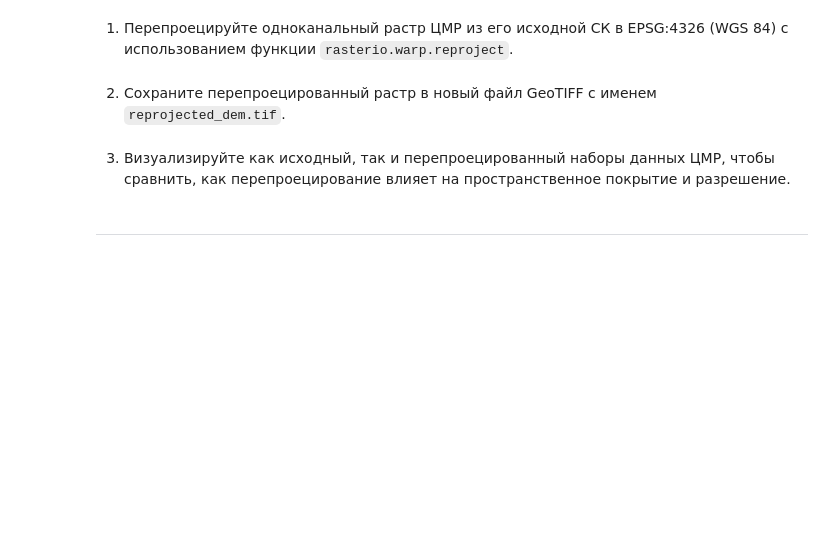
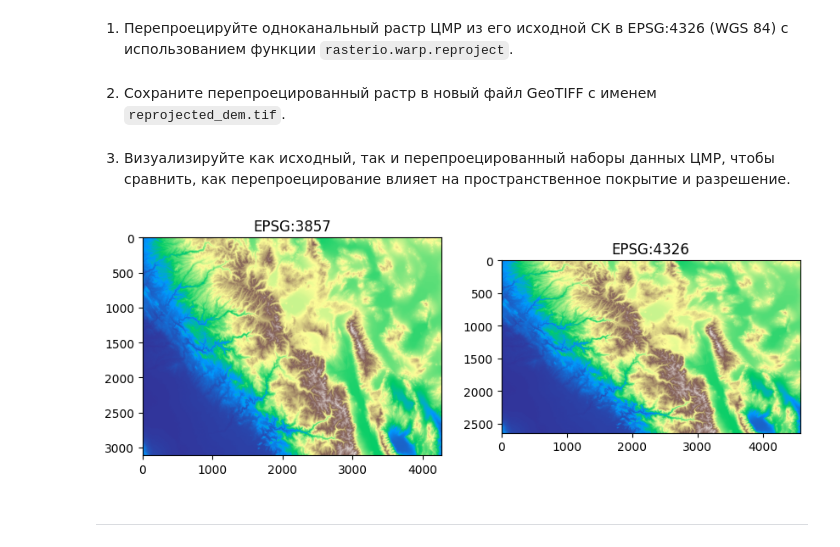
Before and after one commit to ilyak0n/image_processing, a Jupyter notebook: Практическая_работа_№4._Работа_с_растровыми_данными_в_Rasterio.ipynb, the cells around one changed output. Cells and saved outputs as stored; diff of their text form; code cells hidden in the pictures; blank space fills up the shorter version.

```diff
--- a/Практическая_работа_№4._Работа_с_растровыми_данными_в_Rasterio.ipynb
+++ b/Практическая_работа_№4._Работа_с_растровыми_данными_в_Rasterio.ipynb
@@ -200,2 +260,28 @@ def normalize(band):
+# %%
+from rasterio.warp import reproject, calculate_default_transform, Resampling
+
+raster_path = "https://github.com/opengeos/datasets/releases/download/raster/dem_90m.tif"
+dst_crs = "EPSG:4326"
+
+with rasterio.open(raster_path) as src:
+  transform, width, height = calculate_default_transform(
+      src.crs, dst_crs, src.width, src.height, *src.bounds
+  )
+
+  profile = src.profile
+  profile.update(crs=dst_crs, transform=transform, width=width, height=height)
+
+  reprojected = np.zeros((src.count, height, width), dtype=profile['dtype'])
+
+  for i in range(1, src.count+1):
+    reproject(
+        source=rasterio.band(src, i),
+        destination=reprojected[i-1],
+        src_transform=src.transform,
+        src_crs=src.crs,
+        dst_transform=transform,
+        dst_crs=dst_crs,
+        resampling=Resampling.nearest,
+    )
 # %% [markdown]
 2. Сохраните перепроецированный растр в новый файл GeoTIFF с именем `reprojected_dem.tif`.
@@ -208,2 +293,19 @@ def normalize(band):
+# %%
+reprojected_file = rasterio.open("reprojected_dem.tif")
+src = rasterio.open(raster_path)
+
+plt.figure(figsize=(10,8))
+
+plt.subplot(1,2,1)
+plt.imshow(src.read(1), cmap='terrain')
+plt.title(src.crs)
+
+plt.subplot(1,2,2)
+plt.imshow(reprojected_file.read(1), cmap='terrain')
+plt.title(reprojected_file.crs)
+
+plt.show()
+# %% [output]
+[figure, added]
 # %% [markdown]
 ---
```
Also changed, not shown: parts of 19 cells of this notebook.
